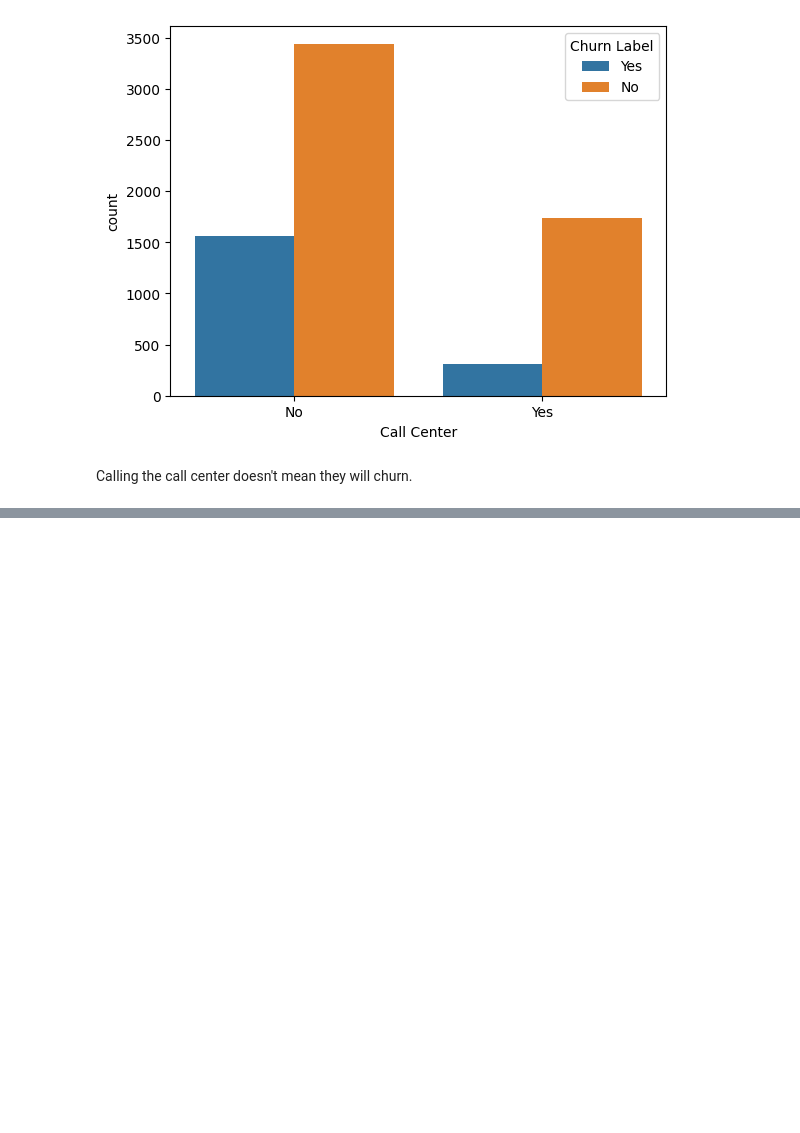
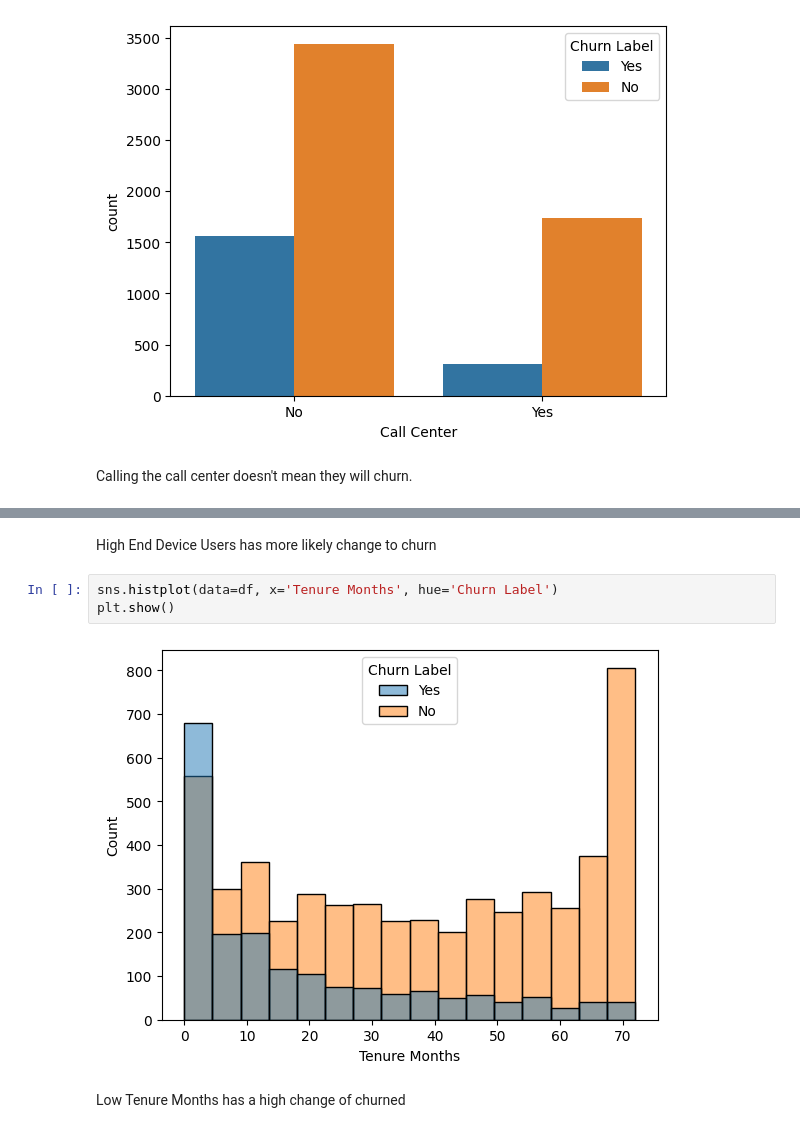
Before and after one commit to marcellinus-witarsah/data-challenge-dsw-2023, a Jupyter notebook: notebooks/02_eda.ipynb, the cells around one changed output, grey strips where cells are left out. Saved outputs shown, nothing was run; the diff lists cells and outputs as text; blank space fills up the shorter version.

```diff
--- a/notebooks/02_eda.ipynb
+++ b/notebooks/02_eda.ipynb
@@ -130,0 +172,9 @@ Questions to ask
+# %% [markdown]
+High End Device Users has more likely change to churn
+# %%
+sns.histplot(data=df, x='Tenure Months', hue='Churn Label')
+plt.show()
+# %% [output]
+[figure, added]
+# %% [markdown]
+Low Tenure Months has a high change of churned
```
Also changed, not shown: parts of 15 cells of this notebook.
